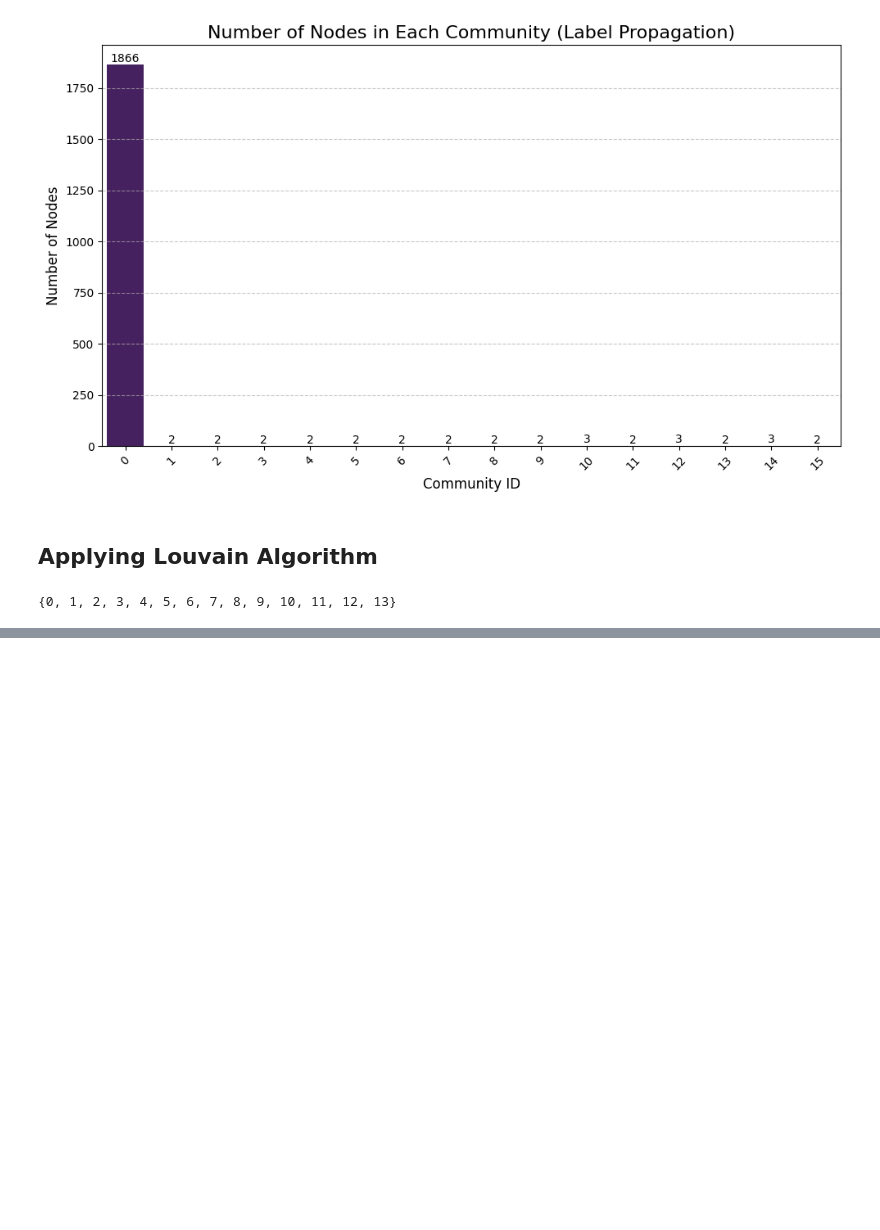
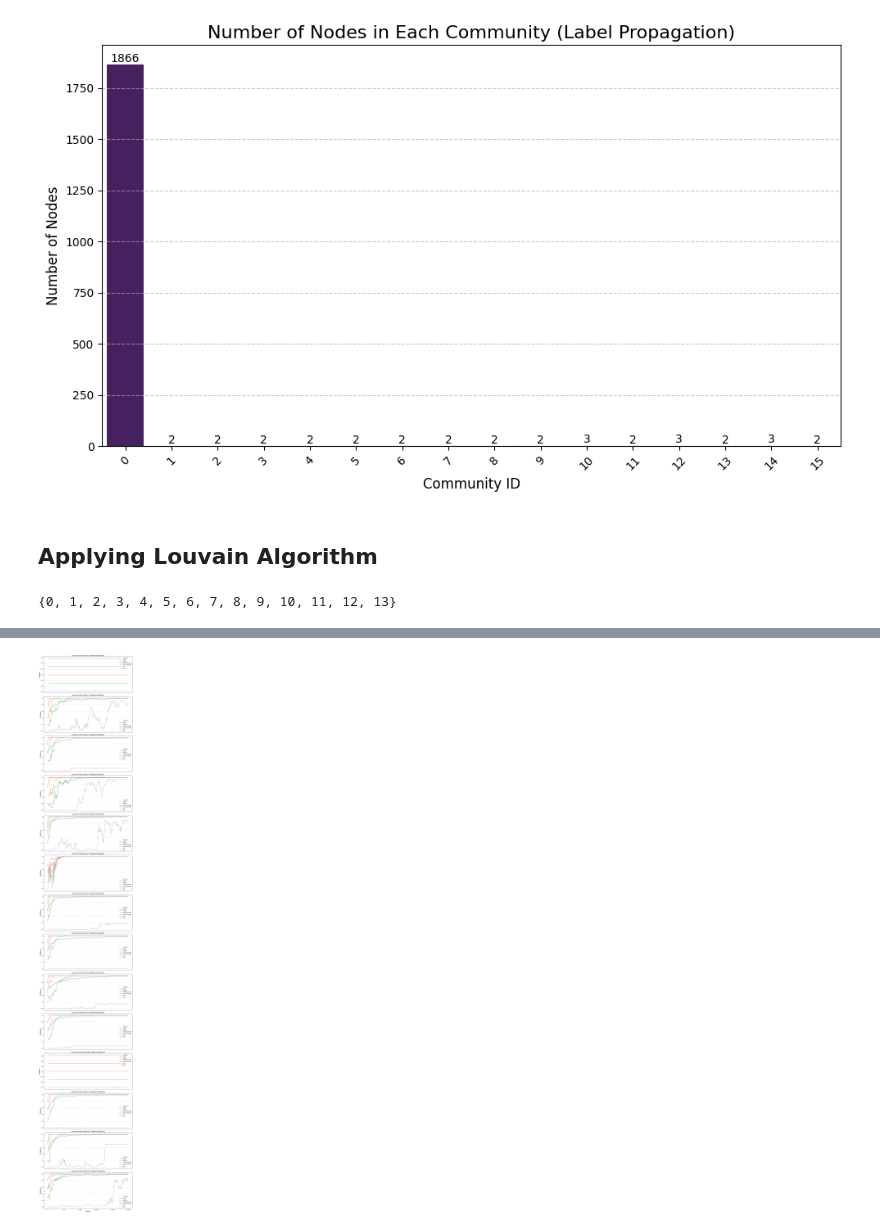
Before and after one commit to Prudhvivuda/polygraphs-analysis-scripts, a Jupyter notebook: community_detection/community_detection.ipynb, the cells around one changed output, grey strips where cells are left out. Saved outputs shown, nothing was run; the diff lists cells and outputs as text; code cells hidden in the pictures; blank space fills up the shorter version.

```diff
--- a/community_detection/community_detection.ipynb
+++ b/community_detection/community_detection.ipynb
@@ -194,0 +259,39 @@ Passing `palette` without assigning `hue` is deprecated and will be removed in v
+# %%
+# Compute statistics per Louvain community at each iteration
+community_stats = (
+    louvain_beliefs.groupby(["louvain_community", "iteration"])
+    .agg(min_credence=("beliefs", "min"),
+         max_credence=("beliefs", "max"),
+         mean_credence=("beliefs", "mean"),
+         median_credence=("beliefs", "median"),
+         p25_credence=("beliefs", lambda x: x.quantile(0.25)),
+         p75_credence=("beliefs", lambda x: x.quantile(0.75)))
+    .reset_index()
+)
+
+# Plot statistics for each community
+num_communities = community_stats["louvain_community"].nunique()
+fig, axes = plt.subplots(num_communities, 1, figsize=(12, 5 * num_communities), sharex=True)
+
+for idx, community in enumerate(sorted(community_stats["louvain_community"].unique())):
+    data = community_stats[community_stats["louvain_community"] == community]
+    ax = axes[idx] if num_communities > 1 else axes
+
+    sns.lineplot(data=data, x="iteration", y="mean_credence", label="Mean", ax=ax)
+    sns.lineplot(data=data, x="iteration", y="median_credence", label="Median", ax=ax)
+    sns.lineplot(data=data, x="iteration", y="p25_credence", label="25th Percentile", ax=ax)
+    sns.lineplot(data=data, x="iteration", y="p75_credence", label="75th Percentile", ax=ax)
+    sns.lineplot(data=data, x="iteration", y="min_credence", label="Min", ax=ax, linestyle="--")
+    sns.lineplot(data=data, x="iteration", y="max_credence", label="Max", ax=ax, linestyle="--")
+
+    # Add titles and labels
+    ax.set_title(f"Louvain Community {community} Credence Statistics", fontsize=14)
+    ax.set_ylabel("Credence", fontsize=12)
+    ax.legend(title="Statistic")
+    ax.grid(axis="y", linestyle="--", alpha=0.7)
+
+plt.xlabel("Iteration", fontsize=12)
+plt.tight_layout()
+plt.show()
+# %% [output]
+[figure, added]
```
Also changed, not shown: parts of 11 cells of this notebook.
